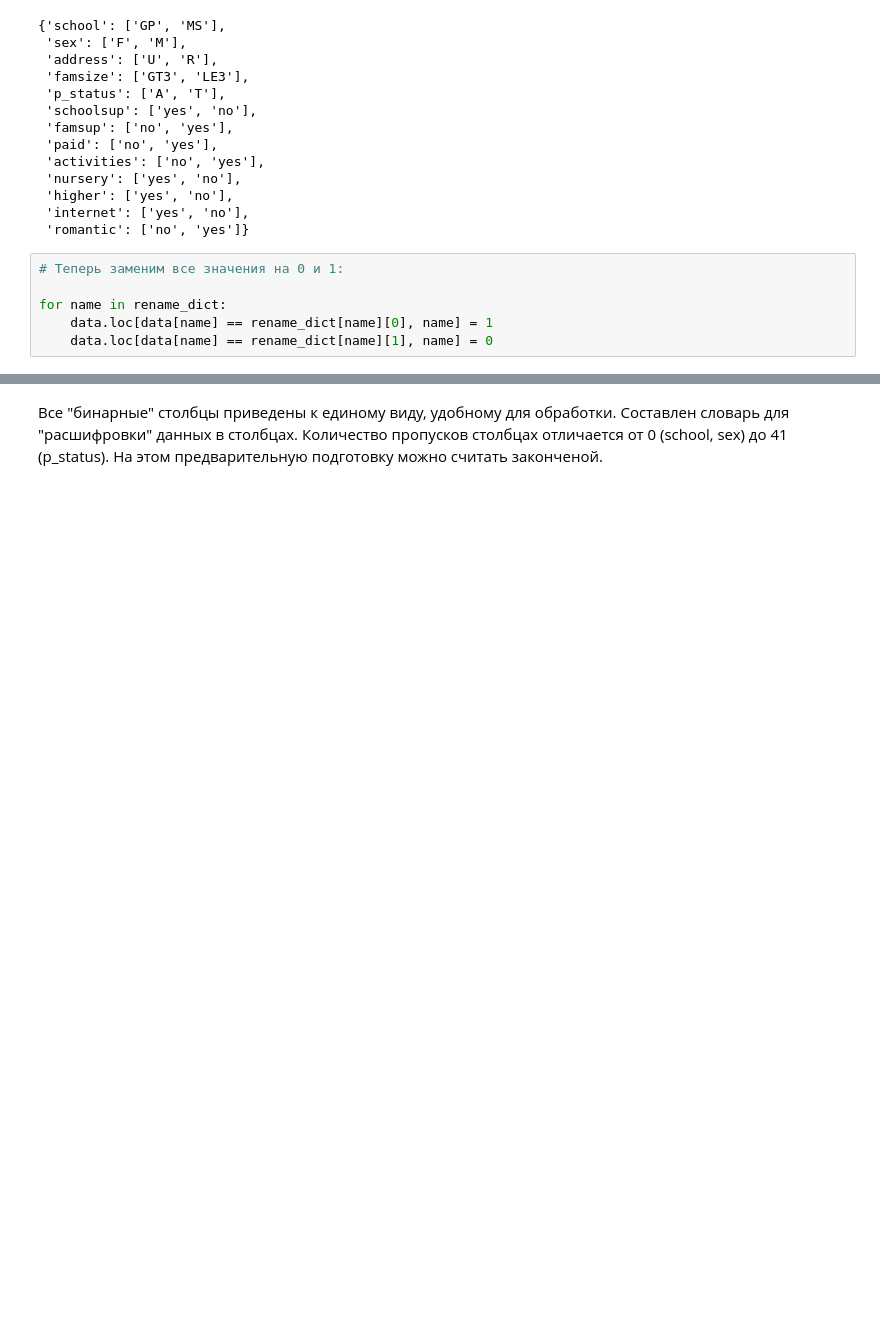
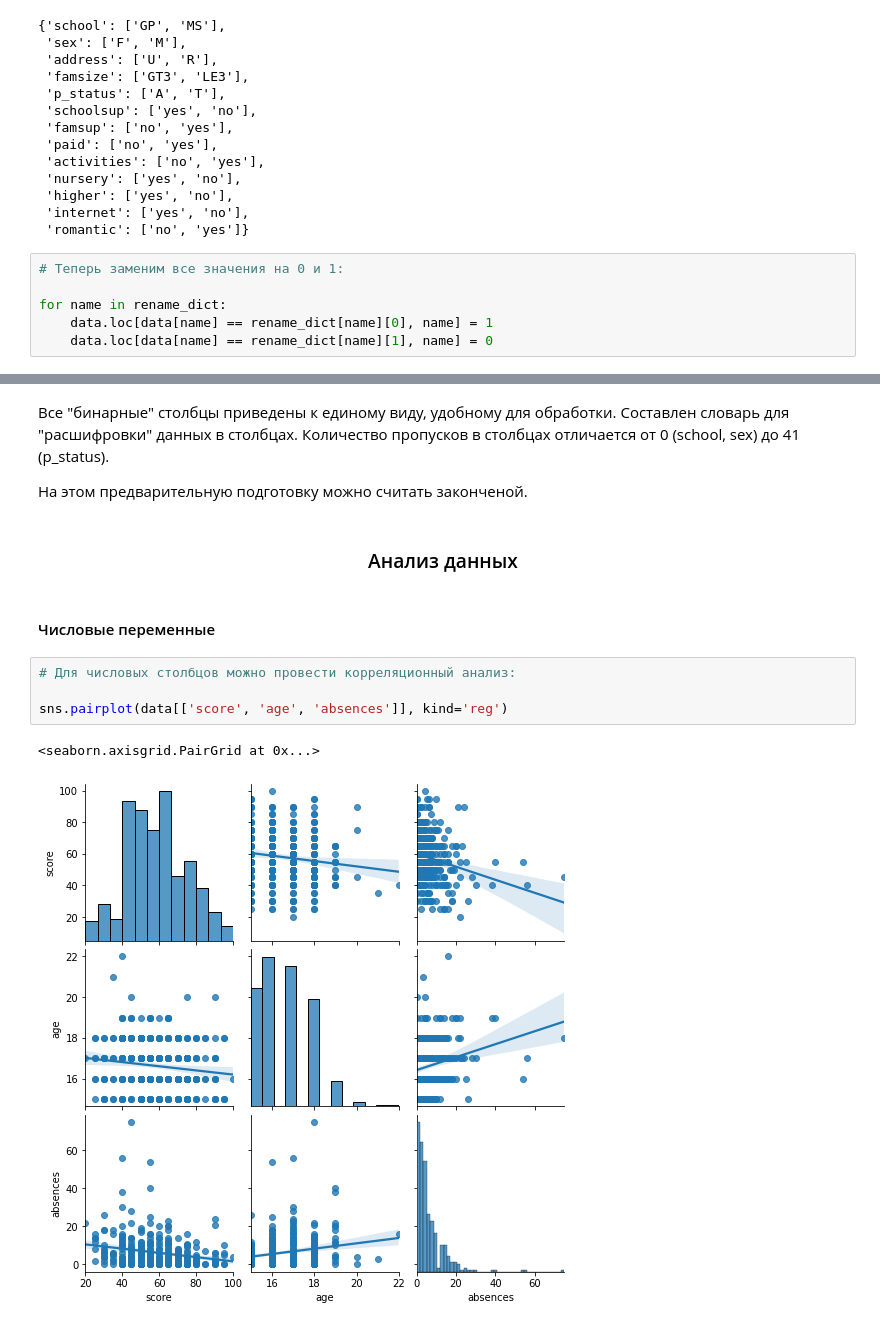
Before and after one commit to Zaslavsky-Dmitry/SkillFactory, a Jupyter notebook: module_2/module_2.ipynb, the cells around one changed output, grey strips where cells are left out. Saved outputs shown, nothing was run; the diff lists cells and outputs as text; blank space fills up the shorter version.

```diff
--- a/module_2/module_2.ipynb
+++ b/module_2/module_2.ipynb
@@ -786,5 +799,17 @@ for col in bin_cols:
 Столбец internet содержит 2 уникальных значения: [1, 0] и 29 пустых значений.
 Столбец romantic содержит 2 уникальных значения: [1, 0] и 29 пустых значений.
 # %% [markdown]
-Все "бинарные" столбцы приведены к единому виду, удобному для обработки. Составлен словарь для "расшифровки" данных в столбцах. Количество пропусков столбцах отличается от 0 (school, sex) до 41 (p_status).
+Все "бинарные" столбцы приведены к единому виду, удобному для обработки. Составлен словарь для "расшифровки" данных в столбцах. Количество пропусков в столбцах отличается от 0 (school, sex) до 41 (p_status).
+
 На этом предварительную подготовку можно считать законченой.
+# %% [markdown]
+### <center>Анализ данных</center>
+# %% [markdown]
+#### Числовые переменные
+# %%
+# Для числовых столбцов можно провести корреляционный анализ:
+
+sns.pairplot(data[['score', 'age', 'absences']], kind='reg')
+# %% [output]
+<seaborn.axisgrid.PairGrid at 0x...>
+[figure, added]
```
Also changed, not shown: parts of 49 cells of this notebook, 1 other file.
